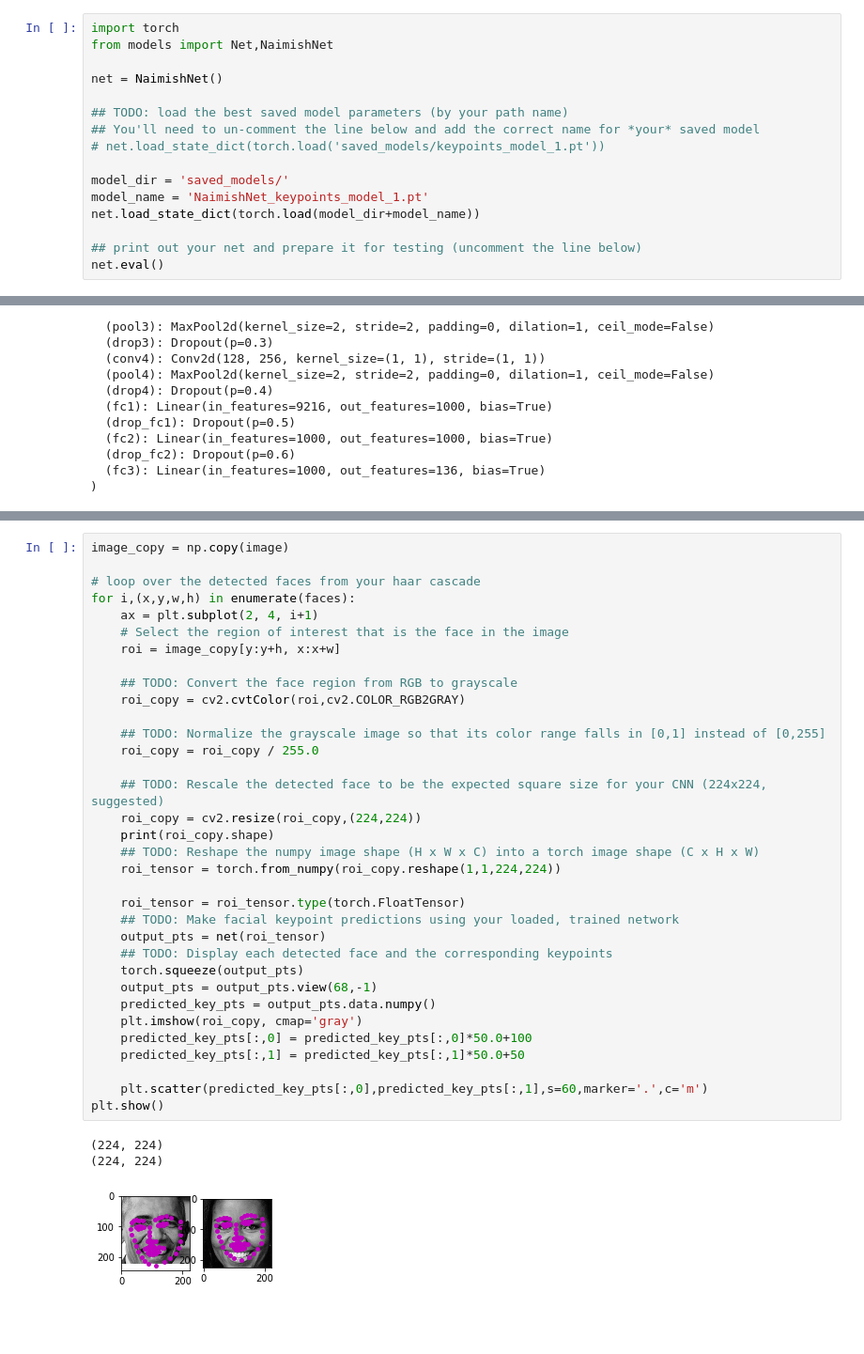
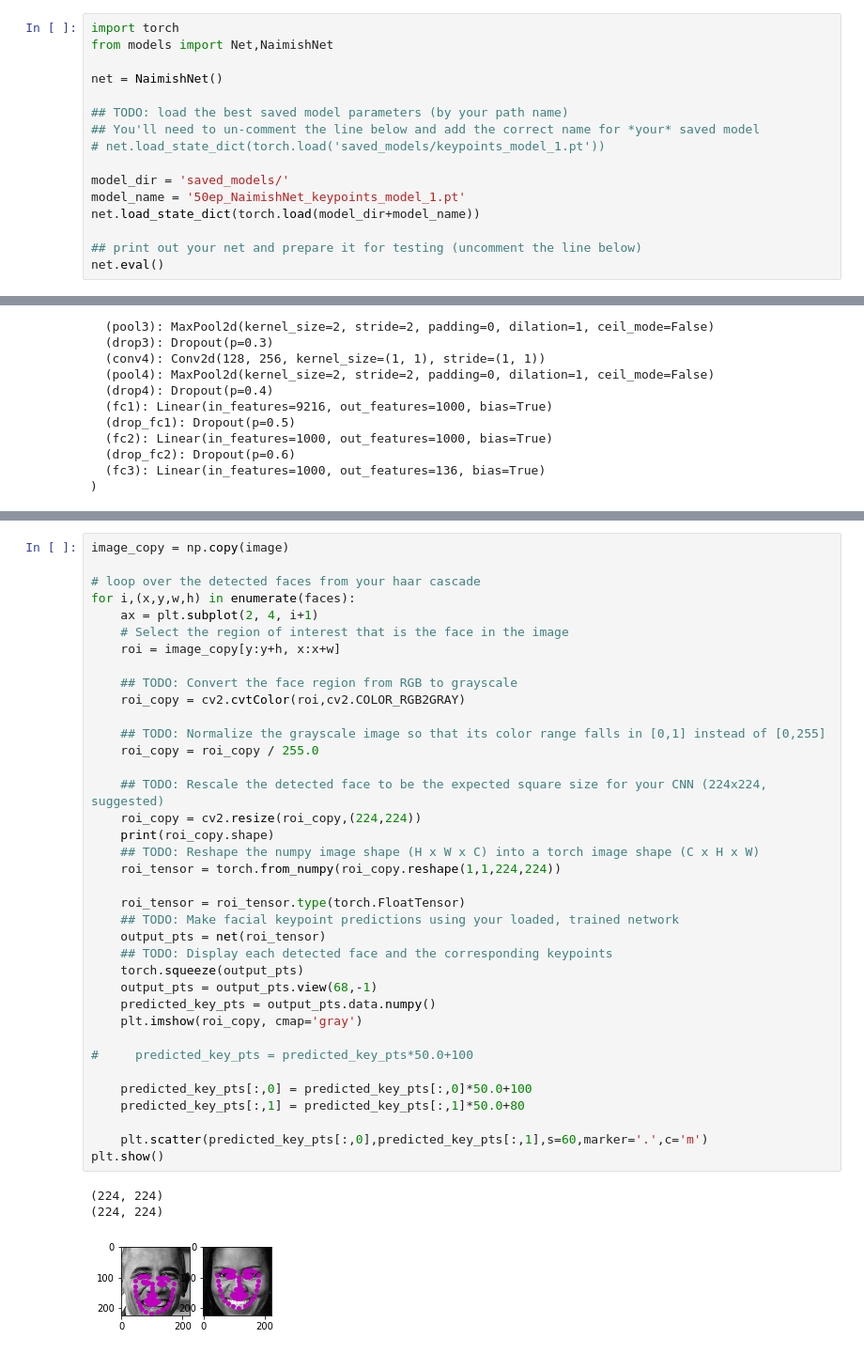
Before and after one commit to mzouink/P1_Facial_Keypoints, a Jupyter notebook: 3. Facial Keypoint Detection, Complete Pipeline.ipynb, the cells around one changed output, grey strips where cells are left out. Shown at 94% size. Cells and saved outputs as stored; diff of their text form; blank space fills up the shorter version.

```diff
--- a/3. Facial Keypoint Detection, Complete Pipeline.ipynb
+++ b/3. Facial Keypoint Detection, Complete Pipeline.ipynb
@@ -85,7 +85,7 @@ net = NaimishNet()
 # net.load_state_dict(torch.load('saved_models/keypoints_model_1.pt'))
 
 model_dir = 'saved_models/'
-model_name = 'NaimishNet_keypoints_model_1.pt'
+model_name = '50ep_NaimishNet_keypoints_model_1.pt'
 net.load_state_dict(torch.load(model_dir+model_name))
 
 ## print out your net and prepare it for testing (uncomment the line below)
@@ -142,32 +142,35 @@ for i,(x,y,w,h) in enumerate(faces):
     # Select the region of interest that is the face in the image
     roi = image_copy[y:y+h, x:x+w]
 
     ## TODO: Convert the face region from RGB to grayscale
     roi_copy = cv2.cvtColor(roi,cv2.COLOR_RGB2GRAY)
 
     ## TODO: Normalize the grayscale image so that its color range falls in [0,1] instead of [0,255]
     roi_copy = roi_copy / 255.0
 
     ## TODO: Rescale the detected face to be the expected square size for your CNN (224x224, suggested)
     roi_copy = cv2.resize(roi_copy,(224,224))
     print(roi_copy.shape)
     ## TODO: Reshape the numpy image shape (H x W x C) into a torch image shape (C x H x W)
     roi_tensor = torch.from_numpy(roi_copy.reshape(1,1,224,224))
 
     roi_tensor = roi_tensor.type(torch.FloatTensor)
     ## TODO: Make facial keypoint predictions using your loaded, trained network
     output_pts = net(roi_tensor)
     ## TODO: Display each detected face and the corresponding keypoints
     torch.squeeze(output_pts)
     output_pts = output_pts.view(68,-1)
     predicted_key_pts = output_pts.data.numpy()
     plt.imshow(roi_copy, cmap='gray')
+
+#     predicted_key_pts = predicted_key_pts*50.0+100
+
     predicted_key_pts[:,0] = predicted_key_pts[:,0]*50.0+100
-    predicted_key_pts[:,1] = predicted_key_pts[:,1]*50.0+50
+    predicted_key_pts[:,1] = predicted_key_pts[:,1]*50.0+80
 
     plt.scatter(predicted_key_pts[:,0],predicted_key_pts[:,1],s=60,marker='.',c='m')
 plt.show()
 # %% [output]
 (224, 224)
 (224, 224)
-[figure, old version]
+[figure, new version]
```
Also changed, not shown: 2 other files.
